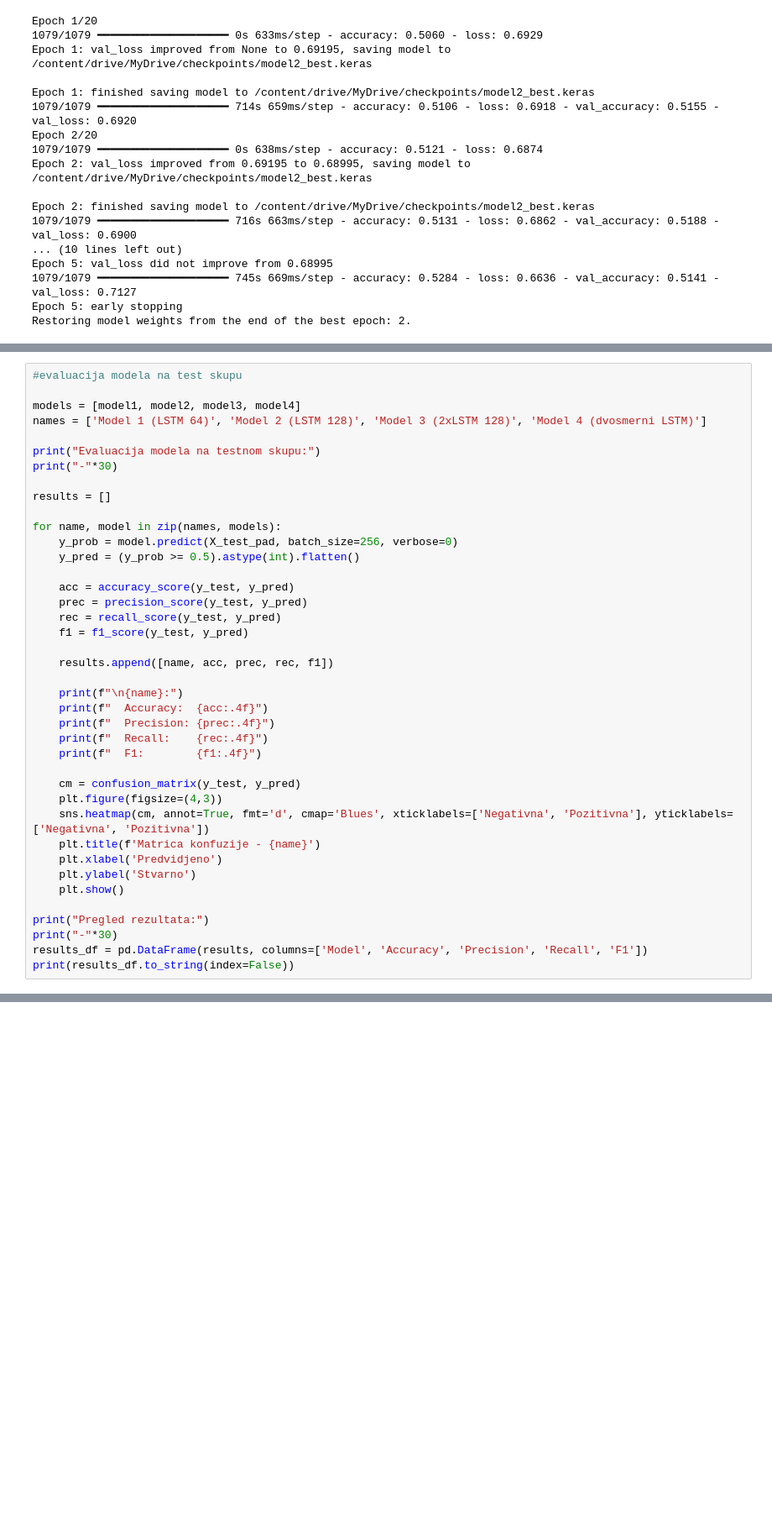
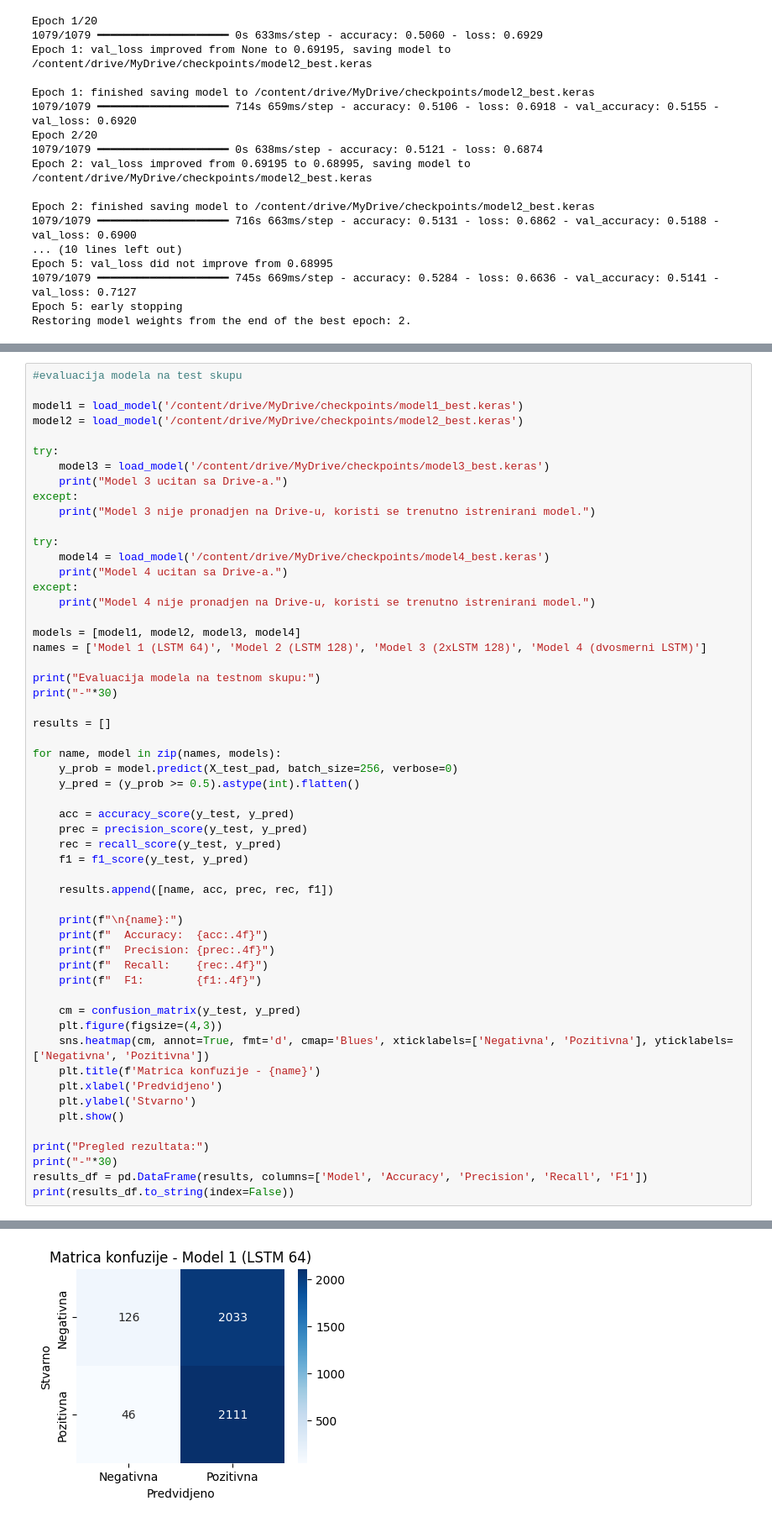
Before and after one commit to alexanderthefourth/ReviewDigest, a Jupyter notebook: lstm_sentiment_model.ipynb, the cells around one changed output, grey strips where cells are left out. Shown at 84% size. Drawn from its saved outputs; the diff is of its cells as text; blank space fills up the shorter version.

```diff
--- a/lstm_sentiment_model.ipynb
+++ b/lstm_sentiment_model.ipynb
@@ -269,5 +314,20 @@ history4 = model4.fit(X_train_pad, y_train, validation_data=(X_val_pad, y_val),
 # %%
 #evaluacija modela na test skupu
+
+model1 = load_model('/content/drive/MyDrive/checkpoints/model1_best.keras')
+model2 = load_model('/content/drive/MyDrive/checkpoints/model2_best.keras')
+
+try:
+    model3 = load_model('/content/drive/MyDrive/checkpoints/model3_best.keras')
+    print("Model 3 ucitan sa Drive-a.")
+except:
+    print("Model 3 nije pronadjen na Drive-u, koristi se trenutno istrenirani model.")
+
+try:
+    model4 = load_model('/content/drive/MyDrive/checkpoints/model4_best.keras')
+    print("Model 4 ucitan sa Drive-a.")
+except:
+    print("Model 4 nije pronadjen na Drive-u, koristi se trenutno istrenirani model.")
 
 models = [model1, model2, model3, model4]
 names = ['Model 1 (LSTM 64)', 'Model 2 (LSTM 128)', 'Model 3 (2xLSTM 128)', 'Model 4 (dvosmerni LSTM)']
@@ -306,3 +366,4 @@ print("Pregled rezultata:")
 print("-"*30)
 results_df = pd.DataFrame(results, columns=['Model', 'Accuracy', 'Precision', 'Recall', 'F1'])
 print(results_df.to_string(index=False))
+# %% [output]
@@ -308,0 +380 @@ print(results_df.to_string(index=False))
+[figure, added]
```
Also changed, not shown: parts of 3 cells of this notebook.
